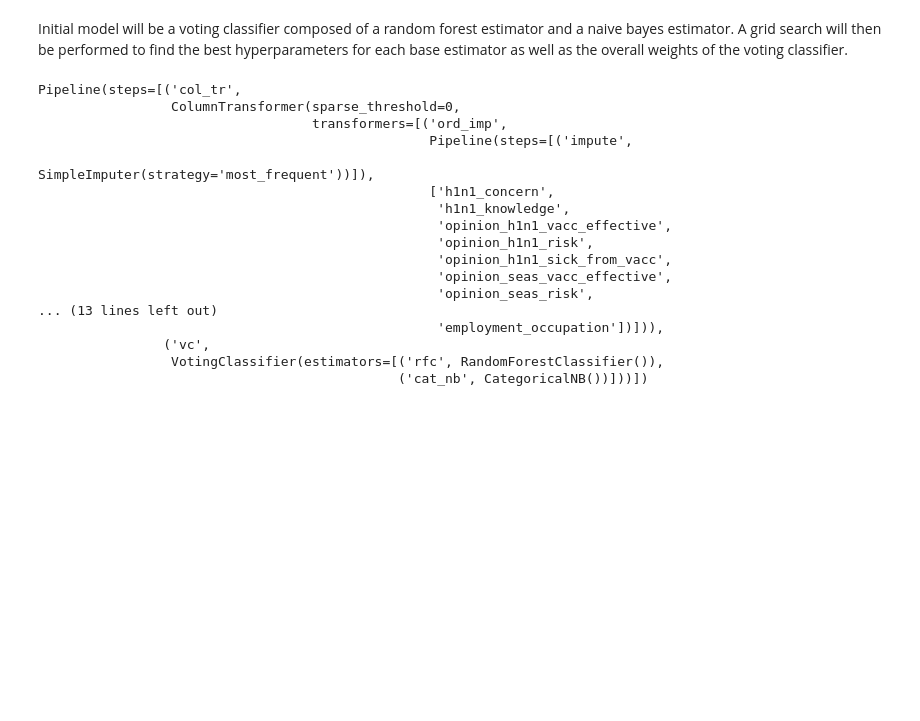
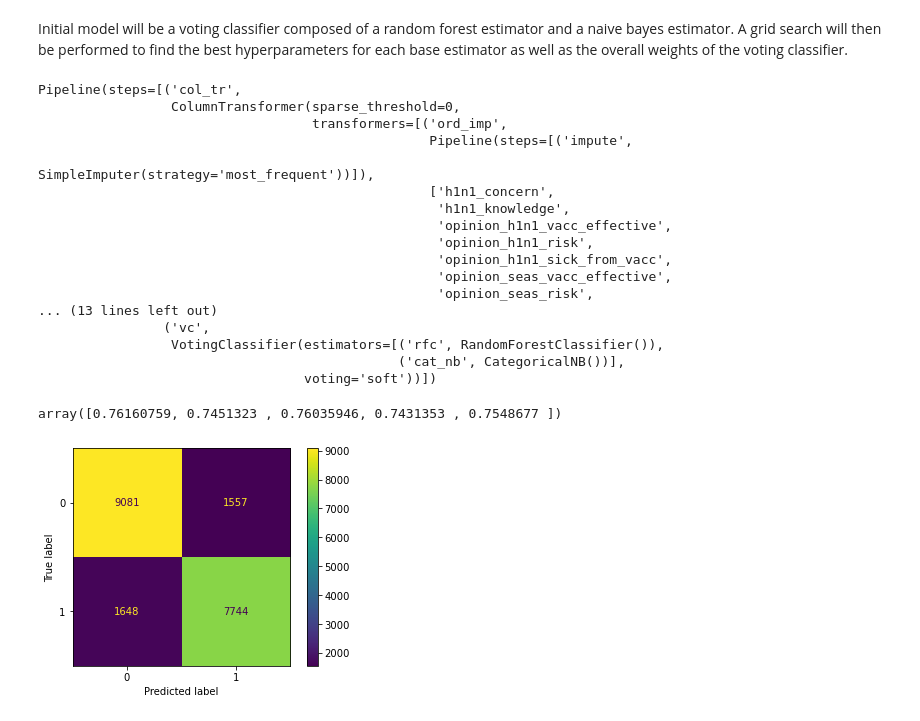
Before and after one commit to ek775/FIS_Phase_3_Project, a Jupyter notebook: modeling_notebook.ipynb, the cells around one changed output. Cells and saved outputs as stored; diff of their text form; code cells hidden in the pictures; blank space fills up the shorter version.

Commit message:
resolved issue generating roc-auc curve/score, completed final grid search, and completed final modeling and analysis

```diff
--- a/modeling_notebook.ipynb
+++ b/modeling_notebook.ipynb
@@ -168,10 +171,7 @@ one_hot_encoder = Pipeline(steps=[("map_bin", mappy),
                                  ])
 # %%
 #columntransformer
-col_tr = ColumnTransformer(transformers=[#("map", map_binary, cat_feat),
-                                         ("ord_imp", ordinal_impute, ordinal_feat),
+col_tr = ColumnTransformer(transformers=[("ord_imp", ordinal_impute, ordinal_feat),
                                          ("ord_enc", ordinal_encoding, ordinal_e_feat),
                                          ("imp_ohe", one_hot_encoder, cat_feat)],
                           sparse_threshold=0)
-# %%
-col_tr.fit_transform(x_train)
@@ -201,8 +193,10 @@ cat_nb = CategoricalNB()
 # %%
 #instantiate meta classifier
 vc = VotingClassifier(estimators=[("rfc", rfc),
-                                 ("cat_nb", cat_nb)])
+                                 ("cat_nb", cat_nb)],
+                     voting="soft")
 # %%
+#setup basic initial model with default parameters
 initial_model = Pipeline(steps=[("col_tr", col_tr),
                    ("vc", vc)])
 initial_model.fit(x_train,y_train)
@@ -220,8 +214,17 @@ Pipeline(steps=[('col_tr',
                                                    'opinion_seas_vacc_effective',
                                                    'opinion_seas_risk',
 ... (13 lines left out)
-                                                   'employment_occupation'])])),
                 ('vc',
                  VotingClassifier(estimators=[('rfc', RandomForestClassifier()),
-                                              ('cat_nb', CategoricalNB())]))])
+                                              ('cat_nb', CategoricalNB())],
+                                  voting='soft'))])
+# %%
+#assessing initial model accuracy
+cross_val_score(estimator=initial_model, X=x_train,y=y_train)
+# %% [output]
+array([0.76160759, 0.7451323 , 0.76035946, 0.7431353 , 0.7548677 ])
+# %%
+plot_confusion_matrix(initial_model, X=x_train, y_true=y_train);
+# %% [output]
+[figure, added]
 # %%
```
Also changed, not shown: parts of 34 cells of this notebook.
